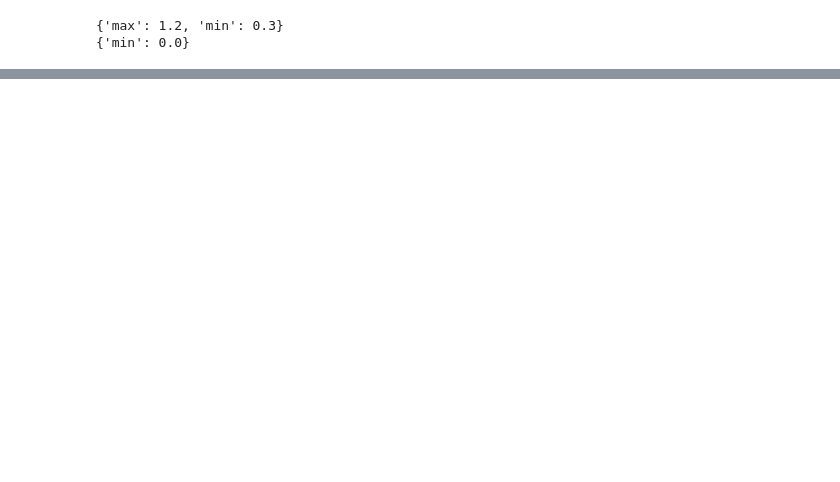
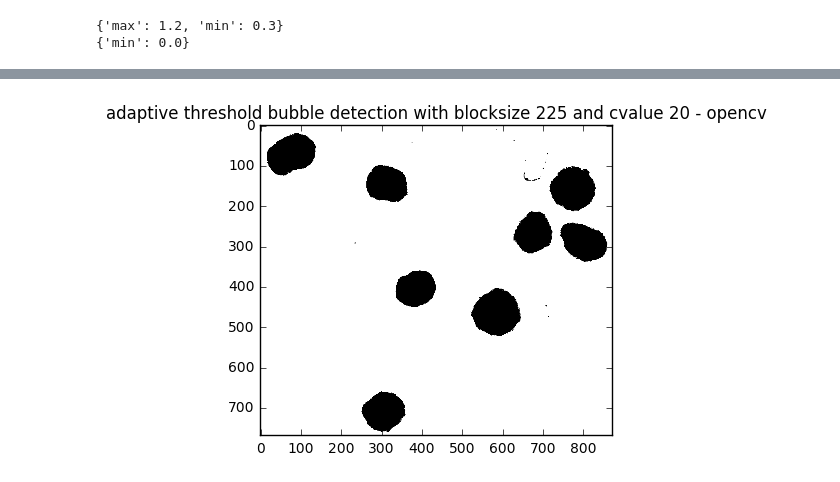
Before and after one commit to serenafalcioni/shared_nbks, a Jupyter notebook: bubblekicker_img_processing.ipynb, the cells around one changed output, grey strips where cells are left out. Drawn from its saved outputs; the diff is of its cells as text; code cells hidden in the pictures; blank space fills up the shorter version.

```diff
--- a/bubblekicker_img_processing.ipynb
+++ b/bubblekicker_img_processing.ipynb
@@ -123,0 +134,5 @@ plt.imshow(marker_image)
+# %%
+granulecheck.adaptive_threshold_opencv(225, 20)
+granulecheck.plot();
+# %% [output]
+[figure, added]
```
Also changed, not shown: parts of 21 cells of this notebook.
